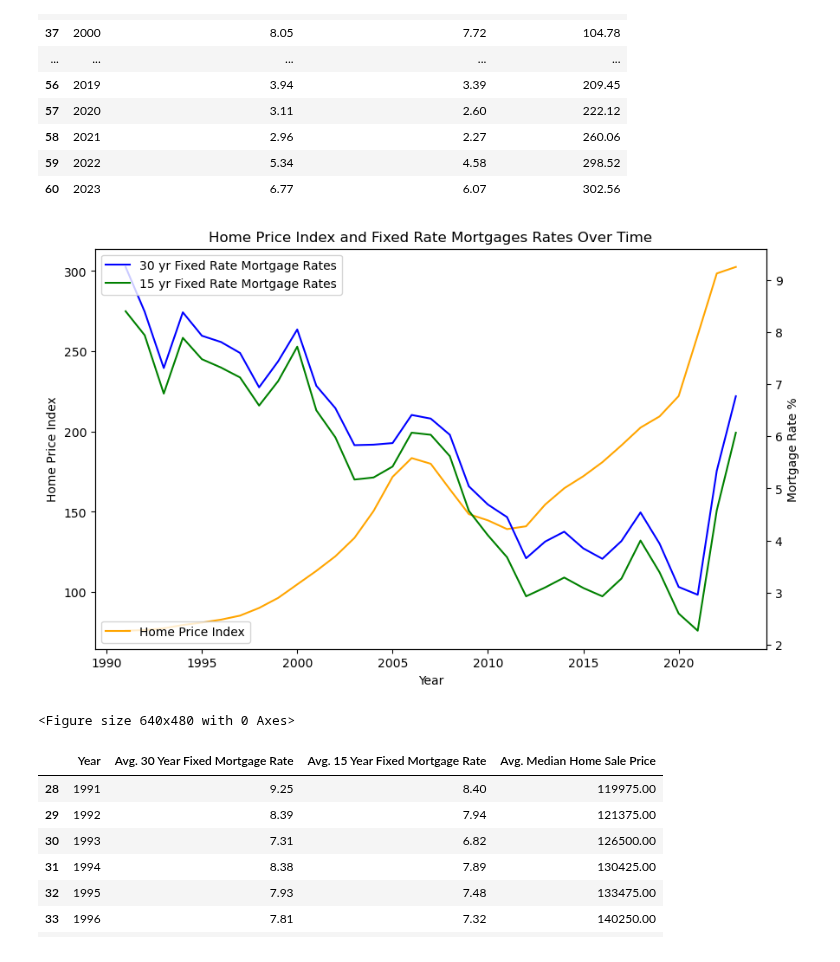
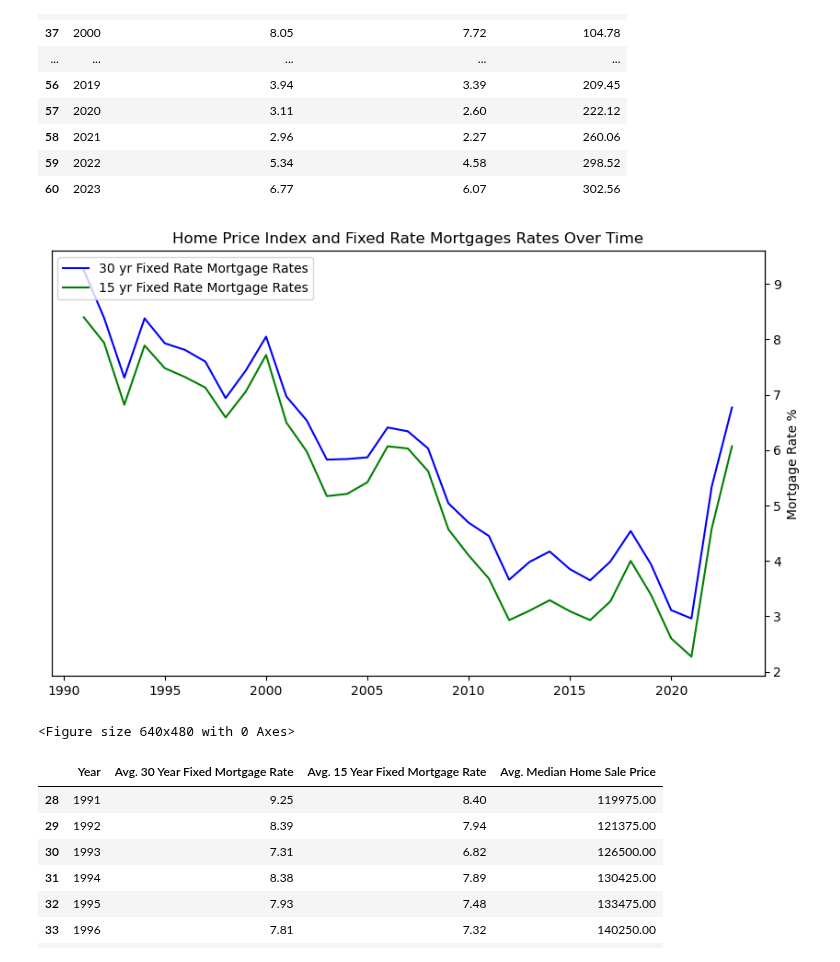
Before and after one commit to njlanger/Project1_Grp3, a Jupyter notebook: Neil/raw_fred_data_Neil.ipynb, the cells around one changed output. Drawn from its saved outputs; the diff is of its cells as text; code cells hidden in the pictures.

```diff
--- a/Neil/raw_fred_data_Neil.ipynb
+++ b/Neil/raw_fred_data_Neil.ipynb
@@ -63,32 +59,35 @@ home_price_index_and_Mortgage_Rates
 # %%
 # Ploting mortgage rates(30yr & 15yr) against housing index
 
 fig, ax1 = plt.subplots(figsize=(10, 6))
 
+ax1.set_yticks([])
+
 # Plot home price index on the primary y-axis
-ax1.plot(home_price_index_and_Mortgage_Rates['Year'], home_price_index_and_Mortgage_Rates['Avg. Home Price Index'], label='Home Price Index', color='orange')
-ax1.set_xlabel('Year')
-ax1.set_ylabel('Home Price Index', color='black')
-ax1.tick_params('y', colors='black')
+# ax1.plot(home_price_index_and_Mortgage_Rates['Year'], home_price_index_and_Mortgage_Rates['Avg. Home Price Index'], label='Home Price Index', color='orange')
+# ax1.set_xlabel('Year')
+# ax1.set_ylabel('Home Price Index', color='black')
+# ax1.tick_params('y', colors='black')
+
 
 # Create a secondary y-axis for fixed rate mortgage rates
 ax2 = ax1.twinx()
 ax2.plot(home_price_index_and_Mortgage_Rates['Year'], home_price_index_and_Mortgage_Rates['Avg. 30 Year Fixed Mortgage Rate'], label='30 yr Fixed Rate Mortgage Rates', color='blue')
 ax2.plot(home_price_index_and_Mortgage_Rates['Year'], home_price_index_and_Mortgage_Rates['Avg. 15 Year Fixed Mortgage Rate'], label='15 yr Fixed Rate Mortgage Rates', color='green')
 ax2.set_ylabel('Mortgage Rate %', color='black')
 ax2.tick_params('y', colors='black')
 
 ax1.set_title('Home Price Index and Fixed Rate Mortgages Rates Over Time')
 
 # Add a legend
-ax1.legend(loc='lower left')
+#ax1.legend(loc='lower left')
 ax2.legend(loc='upper left')
 
 plt.show()
 
 plt.savefig('Average Home Price Index and Mortgage Rates Over Time.png')
 # %% [output]
-[figure, old version]
+[figure, new version]
 <Figure size 640x480 with 0 Axes>
 # %%
 # Merging home_price_index_and_Mortgage Rates
```
Also changed, not shown: parts of 1 cell of this notebook.
